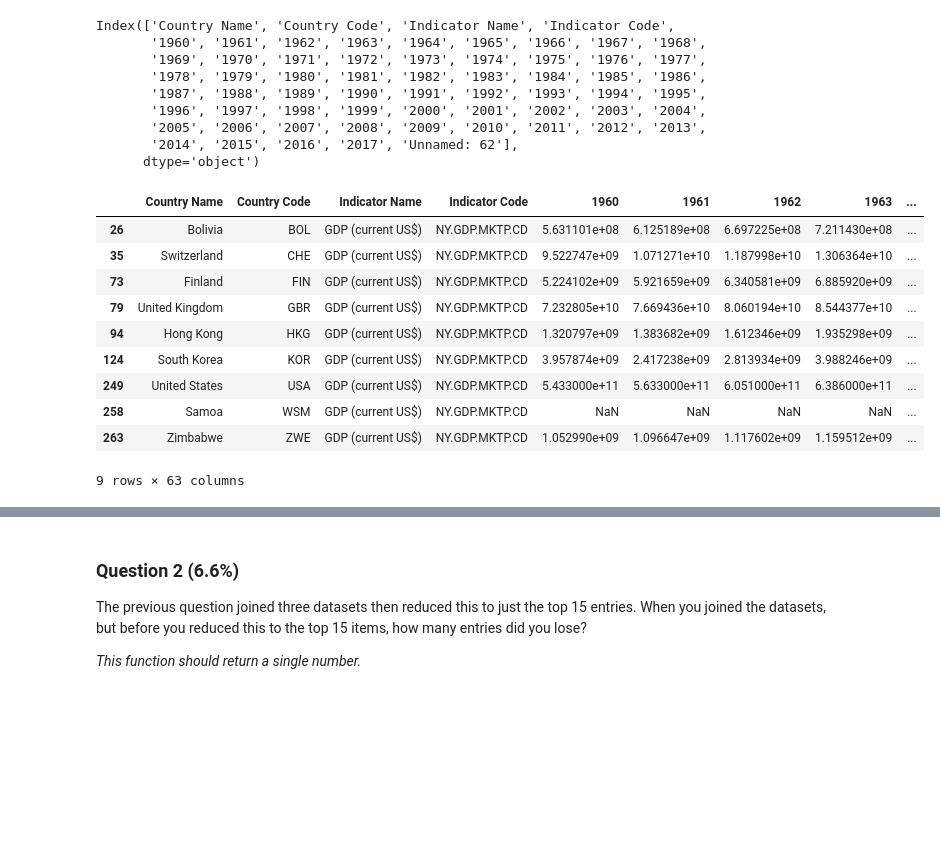
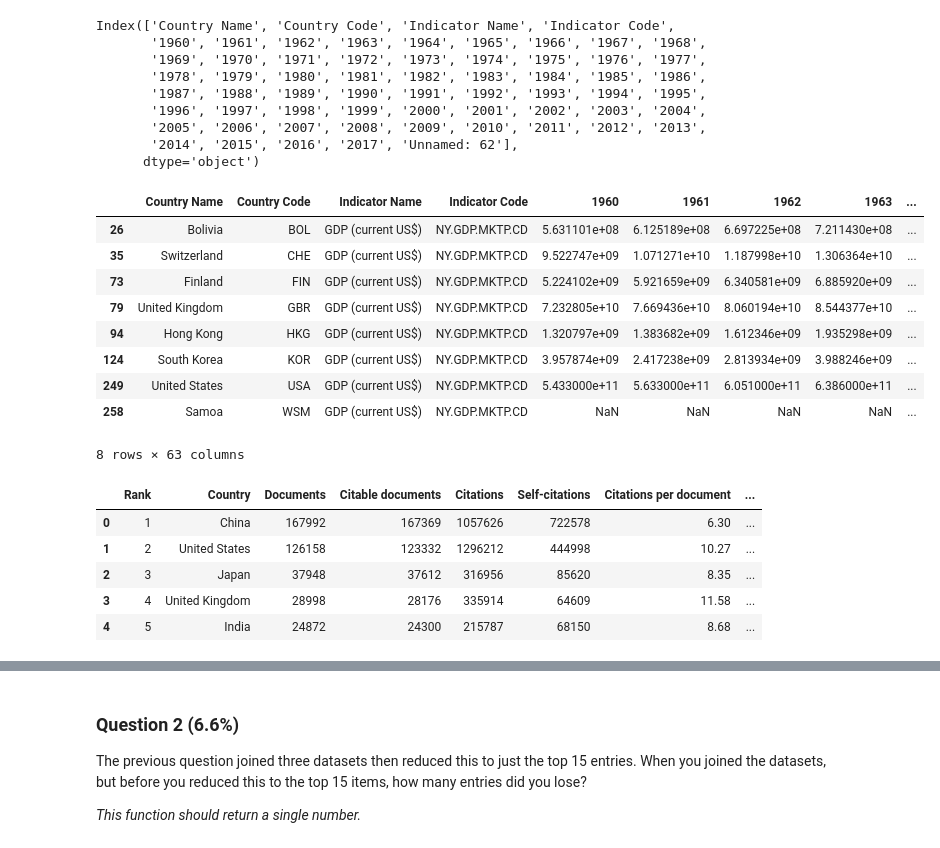
Before and after one commit to wontheone1/introduction-to-data-science-in-python, a Jupyter notebook: week3/Assignment3.ipynb, the cells around one changed output, grey strips where cells are left out. Drawn from its saved outputs; the diff is of its cells as text; code cells hidden in the pictures; blank space fills up the shorter version.

```diff
--- a/week3/Assignment3.ipynb
+++ b/week3/Assignment3.ipynb
@@ -159,24 +159,32 @@ Index(['Country Name', 'Country Code', 'Indicator Name', 'Indicator Code',
 # %%
 # Check country renaming is correct
 GDP.where((GDP['Country Name'] == "Hong Kong")
           | (GDP['Country Name'] == "South Korea")
           | (GDP['Country Name'] == "United States")
           | (GDP['Country Name'] == "United Kingdom")
           | (GDP['Country Name'] == 'Bolivia')
           | (GDP['Country Name'] == 'Finland')
           | (GDP['Country Name'] == 'Switzerland')
-          | (GDP['Country Name'] == "Zimbabwe")
           | (GDP['Country Name'] == 'Samoa')
          ).dropna(how = 'all')
 # %% [output]
 |  | Country Name | Country Code | Indicator Name | Indicator Code | 1960 | 1961 | 1962 | 1963 | ... |
 | 26 | Bolivia | BOL | GDP (current US$) | NY.GDP.MKTP.CD | 5.631101e+08 | 6.125189e+08 | 6.697225e+08 | 7.211430e+08 | ... |
 | 35 | Switzerland | CHE | GDP (current US$) | NY.GDP.MKTP.CD | 9.522747e+09 | 1.071271e+10 | 1.187998e+10 | 1.306364e+10 | ... |
 | 73 | Finland | FIN | GDP (current US$) | NY.GDP.MKTP.CD | 5.224102e+09 | 5.921659e+09 | 6.340581e+09 | 6.885920e+09 | ... |
 | 79 | United Kingdom | GBR | GDP (current US$) | NY.GDP.MKTP.CD | 7.232805e+10 | 7.669436e+10 | 8.060194e+10 | 8.544377e+10 | ... |
 | 94 | Hong Kong | HKG | GDP (current US$) | NY.GDP.MKTP.CD | 1.320797e+09 | 1.383682e+09 | 1.612346e+09 | 1.935298e+09 | ... |
 | 124 | South Korea | KOR | GDP (current US$) | NY.GDP.MKTP.CD | 3.957874e+09 | 2.417238e+09 | 2.813934e+09 | 3.988246e+09 | ... |
 | 249 | United States | USA | GDP (current US$) | NY.GDP.MKTP.CD | 5.433000e+11 | 5.633000e+11 | 6.051000e+11 | 6.386000e+11 | ... |
 | 258 | Samoa | WSM | GDP (current US$) | NY.GDP.MKTP.CD | NaN | NaN | NaN | NaN | ... |
-| 263 | Zimbabwe | ZWE | GDP (current US$) | NY.GDP.MKTP.CD | 1.052990e+09 | 1.096647e+09 | 1.117602e+09 | 1.159512e+09 | ... |
-9 rows × 63 columns
+8 rows × 63 columns
+# %%
+ScimEn = pd.read_excel('scimagojr-3.xlsx')
+ScimEn.head()
+# %% [output]
+|  | Rank | Country | Documents | Citable documents | Citations | Self-citations | Citations per document | ... |
+| 0 | 1 | China | 167992 | 167369 | 1057626 | 722578 | 6.30 | ... |
+| 1 | 2 | United States | 126158 | 123332 | 1296212 | 444998 | 10.27 | ... |
+| 2 | 3 | Japan | 37948 | 37612 | 316956 | 85620 | 8.35 | ... |
+| 3 | 4 | United Kingdom | 28998 | 28176 | 335914 | 64609 | 11.58 | ... |
+| 4 | 5 | India | 24872 | 24300 | 215787 | 68150 | 8.68 | ... |
```
Also changed, not shown: parts of 4 cells of this notebook.
